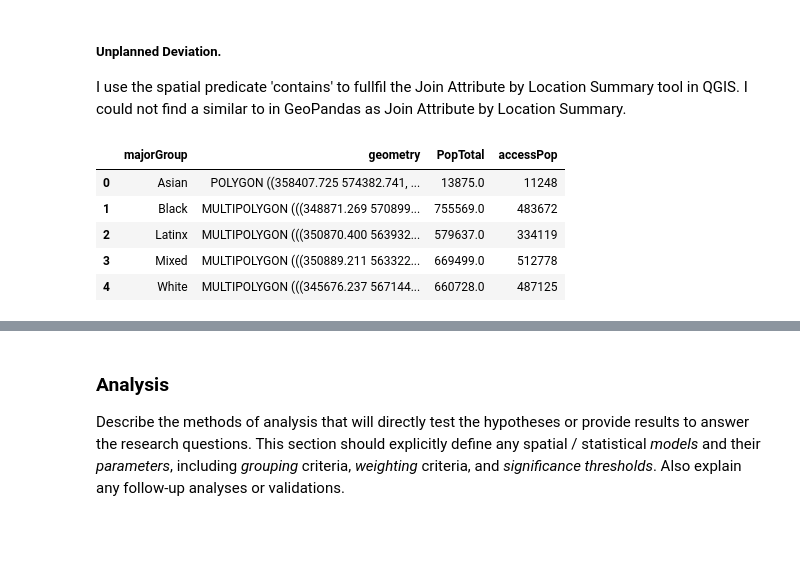
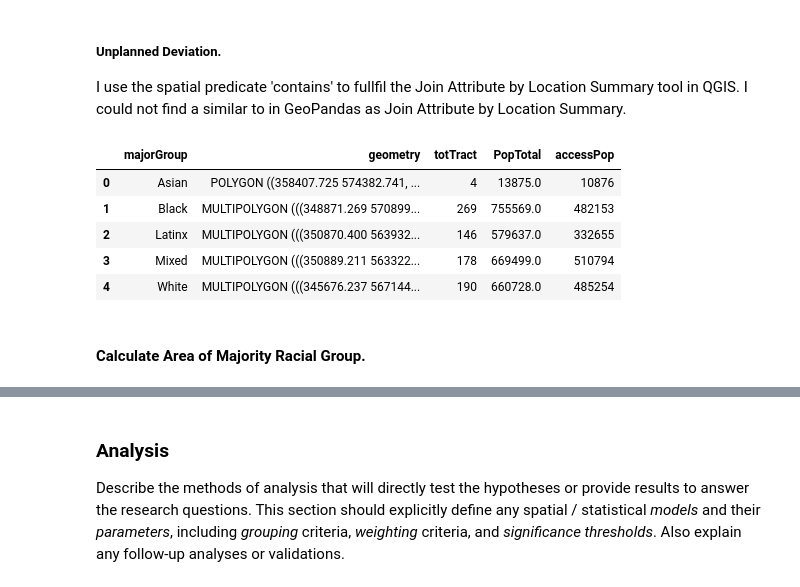
Before and after one commit to t-sutter/RPr-Chicago-Greenspaces, a Jupyter notebook: procedure/code/01-RPr-Chicago-Greenspaces.ipynb, the cells around one changed output, grey strips where cells are left out. Drawn from its saved outputs; the diff is of its cells as text; code cells hidden in the pictures; blank space fills up the shorter version.

```diff
--- a/procedure/code/01-RPr-Chicago-Greenspaces.ipynb
+++ b/procedure/code/01-RPr-Chicago-Greenspaces.ipynb
@@ -444,16 +444,15 @@ dtype: geometry
 # %% [markdown]
 #### Create Green Spaces Buffer
 # %%
-
 # Buffer greenSpaces by 0.25 miles. Returns a GeoSeries.
-greenSpacesBuffer = greenSpaces.buffer((0.25*5280*0.3048))
+greenSpacesBuffer = greenSpaces.buffer((0.25*5280*0.3048), resolution=5)
 # greenSpacesBuffer['geometry'] = buffered
 # # Set crs of GeoSeries.
 greenSpacesBuffer.set_crs('epsg:6454')
 data = {'greenSpace': ['1']}
 greenSpacesBuffer = gpd.GeoDataFrame(data, geometry = greenSpacesBuffer, crs='epsg:6454')
 
-# greenSpacesBuffer = greenSpacesBuffer.set_geometry(greenSpacesBuffer[0])
+greenSpacesBuffer.to_file('/Users/tatesutter/Desktop/Blocks/gpdGreenBuffers.shp')
 
 greenSpacesBuffer
 # # Create foluim map.
@@ -545,11 +531,11 @@ blocksPop_w_access
 # %%
 # Create dictionary for GeoDataFrame of necesary columns.
-tractsDict = {'majorGroup':tracts2010.majorGroup, 'PopTotal':tracts2010.PopTotal, 'geometry':tracts2010.geometry}
+tractsDict = {'majorGroup':tracts2010.majorGroup, 'totTract':1,'PopTotal':tracts2010.PopTotal, 'geometry':tracts2010.geometry}
 # Create GeoDataFrame.
 tractsMaj = gpd.GeoDataFrame(tractsDict,crs='EPSG:6454')
 # Dissolve / group by majority racial group. Sum other values (PopTotal).
 tractsMaj = tractsMaj.dissolve(by='majorGroup', aggfunc = 'sum', as_index=False)
-
+# Visualize 'tractsMaj'.
 tractsMaj.plot(column='majorGroup',legend=True)
 tractsMaj
 # %% [output]
@@ -568,28 +554,33 @@ I use the spatial predicate 'contains' to fullfil the Join Attribute by Location
 # %%
 # Create dictionary for Population of Blocks with Access GeoDataFrame.
 blocksPopAccessDict = {'accessPop':blocksPop_w_access.D001, 'geometry':blocksPop_w_access.geometry}
 # Create GeoDataFrame.
 blocksPopAccess = gpd.GeoDataFrame(blocksPopAccessDict, crs='EPSG:6454')
 # Join Blocks and Tracts.
 blocksMajorityGroup = gpd.sjoin(blocksPopAccess, tractsMaj, how='inner', predicate='within')
 # Remove 'PopTotal' and 'index_right' from blocksMajorityGroup.
 blocksMajorityGroup.pop('PopTotal')
 blocksMajorityGroup.pop('index_right')
 # # Dissolve and sum blocksMajorityGroup by 'majorGroup'.
 tractsAccessPop = blocksMajorityGroup.dissolve(by='majorGroup', aggfunc = 'sum')
 # Join tractsMajor to tractsAccessPop to have PopTotal for tractsAccessPop.
 ### I use a different predicate here than in the initial study.
 tractsAccessPop = gpd.sjoin(tractsMaj, tractsAccessPop, how='left', predicate='contains')
-# Remove 'index_right'.
+# Remove 'index_right' and 'totTract_right'.
 tractsAccessPop.pop('index_right')
+tractsAccessPop.pop('totTract_right')
+# Rename 'totTract_left' to 'totTract'.
+tractsAccessPop = tractsAccessPop.rename(columns = {'totTract_left':'totTract'})
 # Visualize results.
 #tractsMaj.plot(column='majorGroup',legend=True)
 tractsAccessPop.dtypes
 tractsAccessPop
 # %% [output]
-|  | majorGroup | geometry | PopTotal | accessPop |
-| 0 | Asian | POLYGON ((358407.725 574382.741, ... | 13875.0 | 11248 |
-| 1 | Black | MULTIPOLYGON (((348871.269 570899... | 755569.0 | 483672 |
-| 2 | Latinx | MULTIPOLYGON (((350870.400 563932... | 579637.0 | 334119 |
-| 3 | Mixed | MULTIPOLYGON (((350889.211 563322... | 669499.0 | 512778 |
-| 4 | White | MULTIPOLYGON (((345676.237 567144... | 660728.0 | 487125 |
+|  | majorGroup | geometry | totTract | PopTotal | accessPop |
+| 0 | Asian | POLYGON ((358407.725 574382.741, ... | 4 | 13875.0 | 10876 |
+| 1 | Black | MULTIPOLYGON (((348871.269 570899... | 269 | 755569.0 | 482153 |
+| 2 | Latinx | MULTIPOLYGON (((350870.400 563932... | 146 | 579637.0 | 332655 |
+| 3 | Mixed | MULTIPOLYGON (((350889.211 563322... | 178 | 669499.0 | 510794 |
+| 4 | White | MULTIPOLYGON (((345676.237 567144... | 190 | 660728.0 | 485254 |
+# %% [markdown]
+#### Calculate Area of Majority Racial Group.
```
Also changed, not shown: parts of 11 cells of this notebook.
